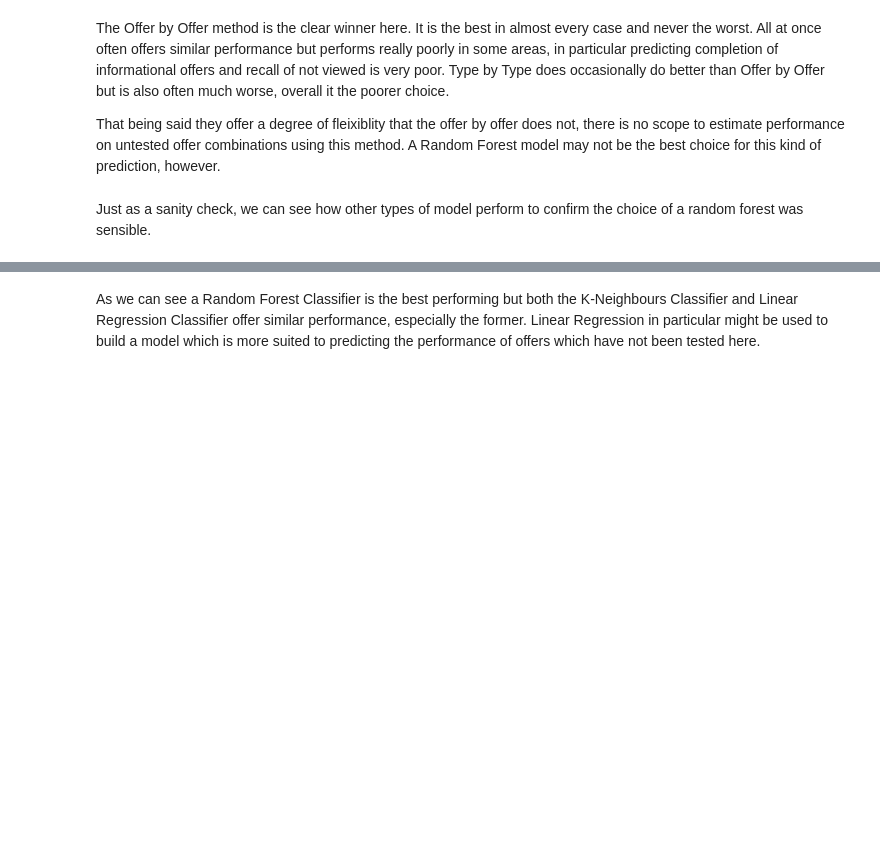
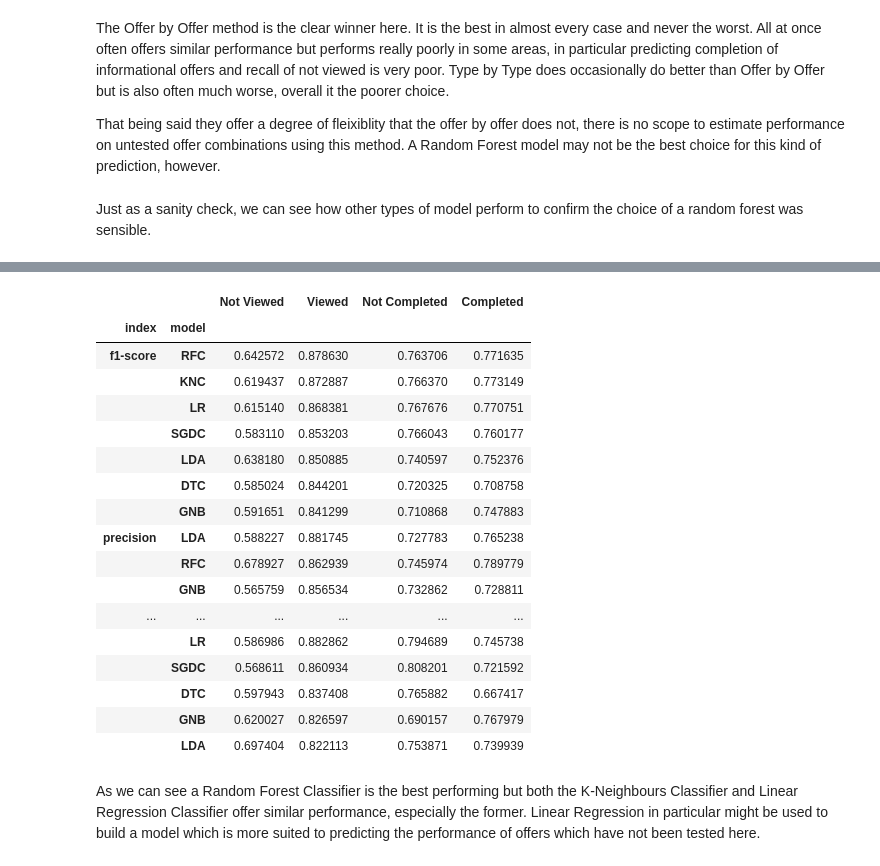
Before and after one commit to Stigant/Starbucks-Project, a Jupyter notebook: Starbucks_Capstone_notebook.ipynb, the cells around one changed output, grey strips where cells are left out. Saved outputs shown, nothing was run; the diff lists cells and outputs as text; code cells hidden in the pictures; blank space fills up the shorter version.

```diff
--- a/Starbucks_Capstone_notebook.ipynb
+++ b/Starbucks_Capstone_notebook.ipynb
@@ -674,7 +638 @@ X=X.set_index('person').iloc[:,:-5]
-# %%
-grid= GridSearchCV(clf_pipe, param_grid=[{'offer_data': fun_choices}], cv=split,
-                       n_jobs=-1, refit=False, scoring='f1_macro')
-grid.fit(X,y)
-grid_res=pd.DataFrame(grid.cv_results_, index=col_labels).sort_values('rank_test_score').reset_index()
-grid_res
 # %%
@@ -745,10 +734,3 @@ grid_pipe=IPipe([
 ])
 
 multi_grid=MultiOutputClassifier(grid_pipe)
-# %%
-X=df[df.offer_id==offer].reset_index()
-X=drop_and_merge(profile_train_cols)(X).reset_index(drop=True)
-y=X.iloc[:,-3:-1]
-X=X.set_index('person').iloc[:,:-5]
-# %%
-multi_grid.fit(X.iloc[train], y.iloc[train]);
@@ -757,5 +737,6 @@ print(classification_report(y.iloc[test], multi_grid.predict(X.iloc[test]),targe
 # %%
 def classification_df(y_true, y_pred, target_names, support=False):
+    """Return df of classification metrics"""
     class_dict=classification_report(y_true,y_pred,
                                    target_names=target_names, output_dict=True, zero_division=0)
     class_df=pd.DataFrame(class_dict).iloc[:,:2]
@@ -1005,6 +1039,25 @@ viewed_df=viewed_df.reset_index().set_index(['index','model'])
 # %%
 report_df=pd.concat([viewed_df,completed_df],axis=1)
 # %%
-report_df.sort_index().sort_values(['index', 'Completed', 'Viewed'], ascending=[True, False, False])
+report_df.sort_index().sort_values(['index', 'Viewed', 'Completed', ], ascending=[True, False, False])
+# %% [output]
+|  |  | Not Viewed | Viewed | Not Completed | Completed |
+| index | model |  |  |  |  |
+| f1-score | RFC | 0.642572 | 0.878630 | 0.763706 | 0.771635 |
+|  | KNC | 0.619437 | 0.872887 | 0.766370 | 0.773149 |
+|  | LR | 0.615140 | 0.868381 | 0.767676 | 0.770751 |
+|  | SGDC | 0.583110 | 0.853203 | 0.766043 | 0.760177 |
+|  | LDA | 0.638180 | 0.850885 | 0.740597 | 0.752376 |
+|  | DTC | 0.585024 | 0.844201 | 0.720325 | 0.708758 |
+|  | GNB | 0.591651 | 0.841299 | 0.710868 | 0.747883 |
+| precision | LDA | 0.588227 | 0.881745 | 0.727783 | 0.765238 |
+|  | RFC | 0.678927 | 0.862939 | 0.745974 | 0.789779 |
+|  | GNB | 0.565759 | 0.856534 | 0.732862 | 0.728811 |
+| ... | ... | ... | ... | ... | ... |
+|  | LR | 0.586986 | 0.882862 | 0.794689 | 0.745738 |
+|  | SGDC | 0.568611 | 0.860934 | 0.808201 | 0.721592 |
+|  | DTC | 0.597943 | 0.837408 | 0.765882 | 0.667417 |
+|  | GNB | 0.620027 | 0.826597 | 0.690157 | 0.767979 |
+|  | LDA | 0.697404 | 0.822113 | 0.753871 | 0.739939 |
 # %% [markdown]
 As we can see a Random Forest Classifier is the best performing but both the K-Neighbours Classifier and Linear Regression Classifier offer similar performance, especially the former. Linear Regression in particular might be used to build a model which is more suited to predicting the performance of offers which have not been tested here.
```
Also changed, not shown: parts of 63 cells of this notebook.
